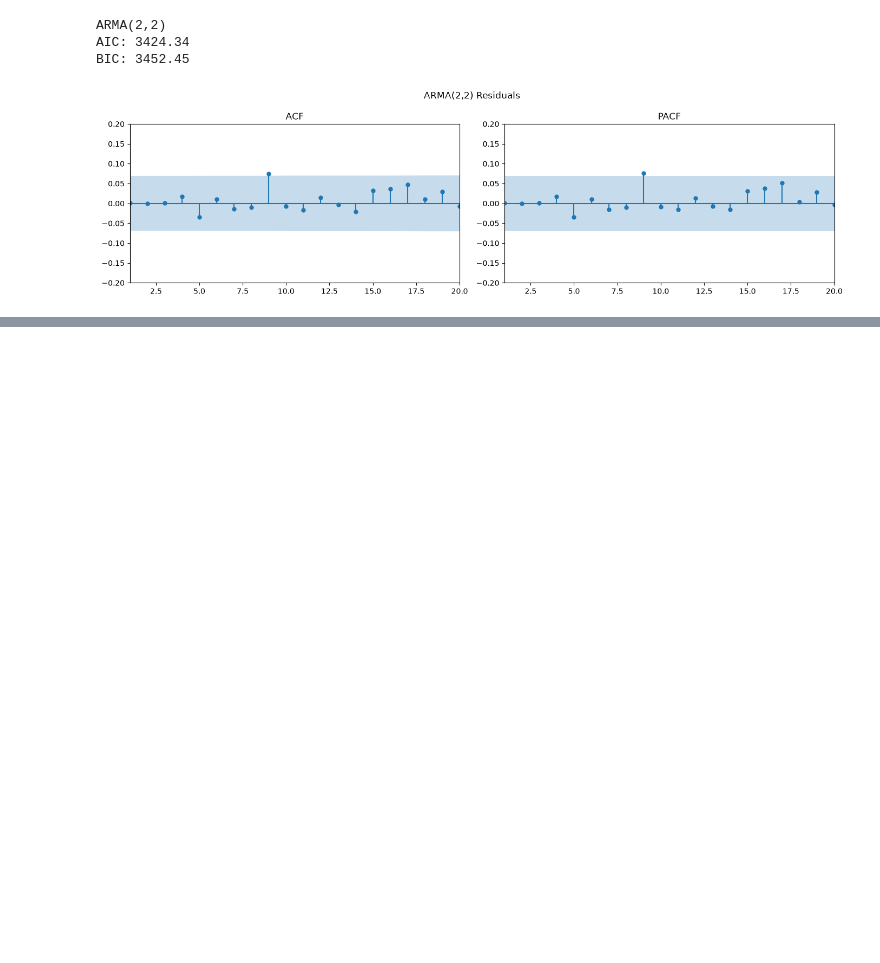
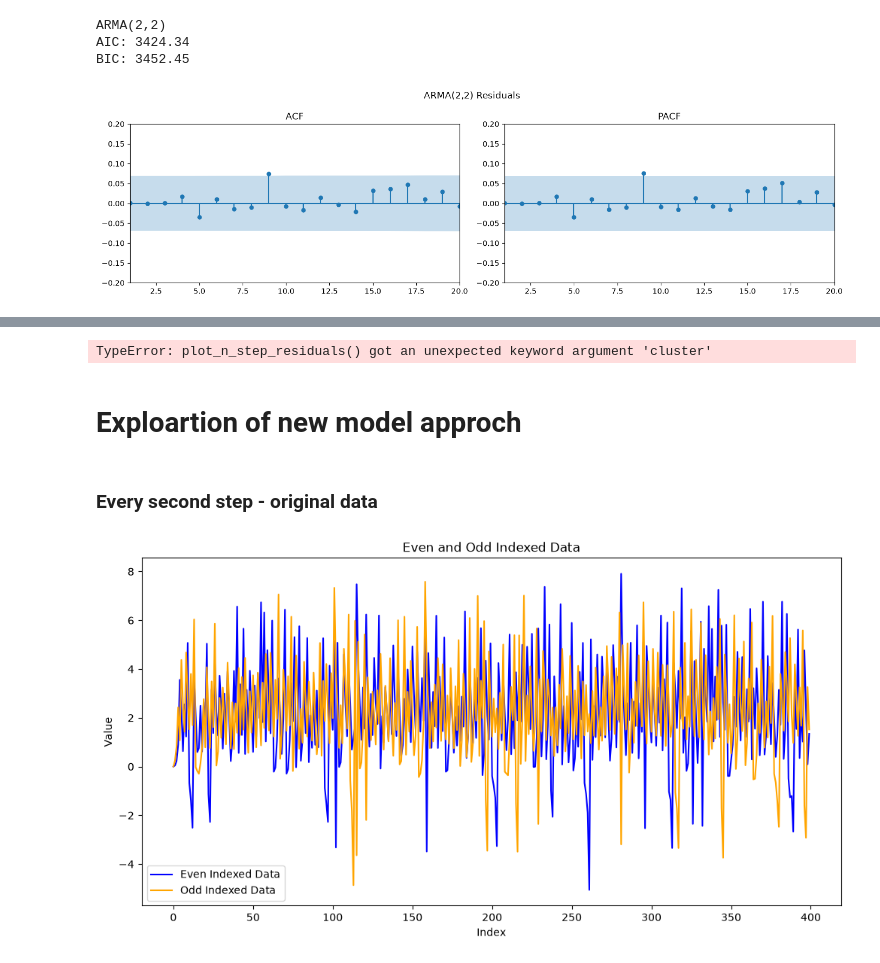
Before and after one commit to Husted42/advanced-time-series-analysis, a Jupyter notebook: assignment-1/part-5/part_5.ipynb, the cells around one changed output, grey strips where cells are left out. Drawn from its saved outputs; the diff is of its cells as text; code cells hidden in the pictures; blank space fills up the shorter version.

```diff
--- a/assignment-1/part-5/part_5.ipynb
+++ b/assignment-1/part-5/part_5.ipynb
@@ -112,0 +199,32 @@ BIC: 3452.45
+# %%
+n = [1, 2, 4]
+
+residuals = chosen_arma.resid
+for n_steps in n:
+    plot_n_step_residuals(
+        residuals=residuals,
+        n_steps=n_steps,
+        filename=f"arma_2_2_residuals_n_step_{n_steps}.png",
+        title=fr"ARMA(2,2) Residuals: $e_t$ vs $e_{{t-{n_steps}}}$"
+    )
+# %% [output]
+TypeError: plot_n_step_residuals() got an unexpected keyword argument 'cluster'
+# %% [markdown]
+# Exploartion of new model approch
+# %% [markdown]
+### Every second step - original data
+# %%
+np_data_even = np_data[::2]
+np_data_odd = np_data[1::2]
+
+# Plot the even and odd indexed data
+plt.figure(figsize=(12, 6))
+plt.plot(np_data_even, label='Even Indexed Data', color='blue')
+plt.plot(np_data_odd, label='Odd Indexed Data', color='orange')
+plt.title('Even and Odd Indexed Data')
+plt.xlabel('Index')
+plt.ylabel('Value')
+plt.legend()
+plt.show()
+# %% [output]
+[figure, added]
```
Also changed, not shown: parts of 10 cells of this notebook, 3 other files.
